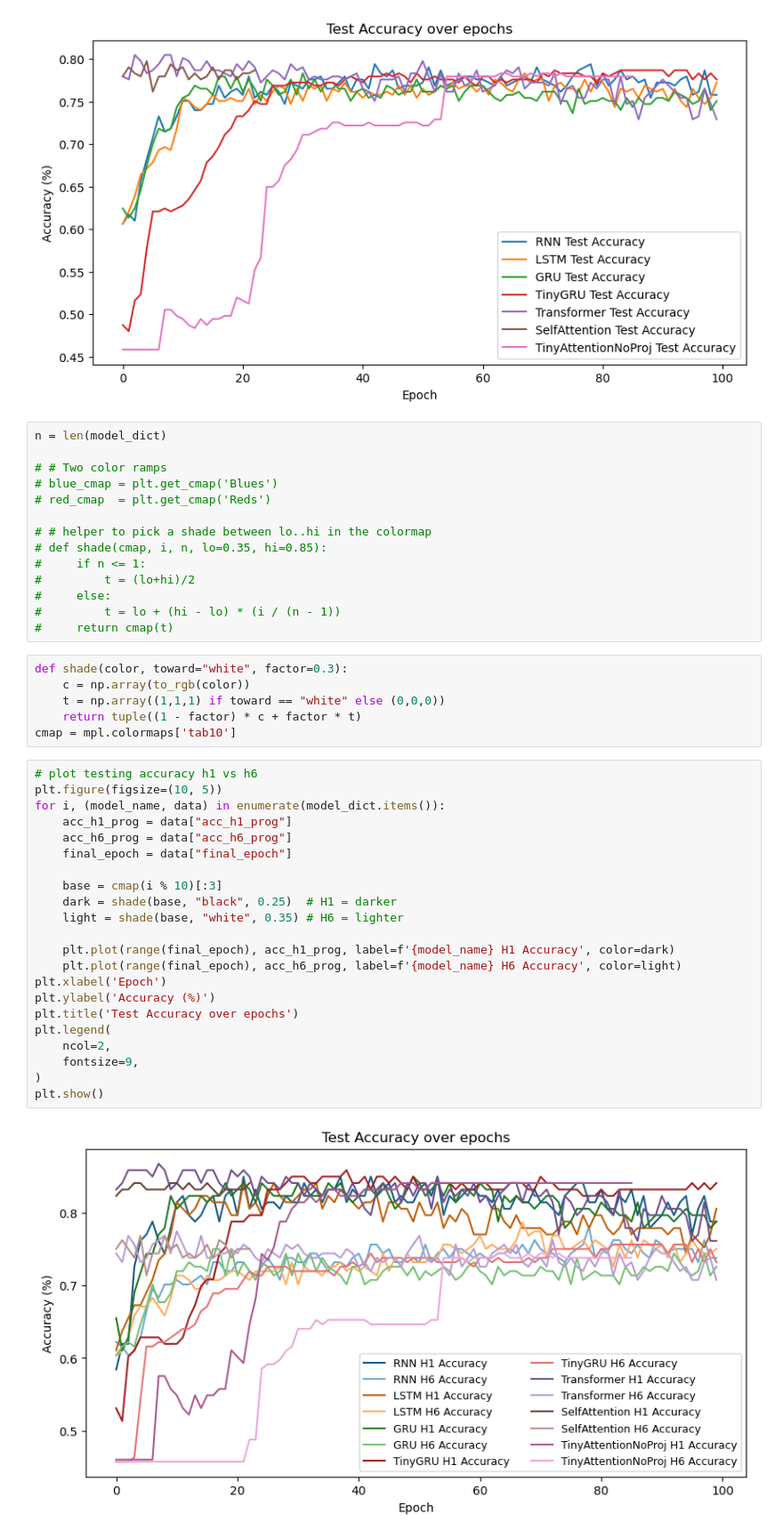
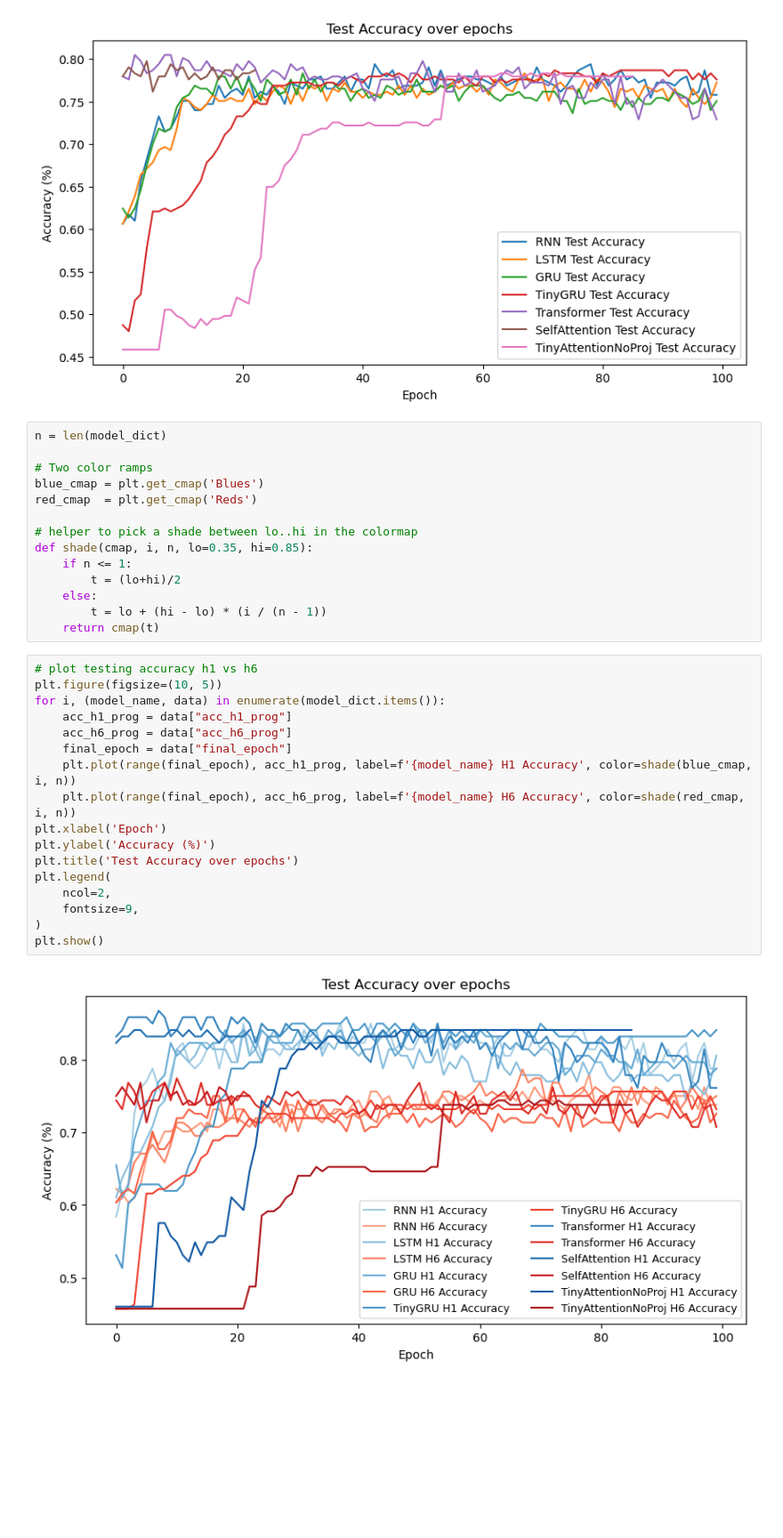
Before and after one commit to althealuo/Horizon, a Jupyter notebook: Horizon_first_trial.ipynb, the cells around one changed output. Shown at 89% size. Cells and saved outputs as stored; diff of their text form; blank space fills up the shorter version.

```diff
--- a/Horizon_first_trial.ipynb
+++ b/Horizon_first_trial.ipynb
@@ -591,44 +591,33 @@ plt.show()
 # %%
 n = len(model_dict)
 
-# # Two color ramps
-# blue_cmap = plt.get_cmap('Blues')
-# red_cmap  = plt.get_cmap('Reds')
+# Two color ramps
+blue_cmap = plt.get_cmap('Blues')
+red_cmap  = plt.get_cmap('Reds')
 
-# # helper to pick a shade between lo..hi in the colormap
-# def shade(cmap, i, n, lo=0.35, hi=0.85):
-#     if n <= 1:
-#         t = (lo+hi)/2
-#     else:
-#         t = lo + (hi - lo) * (i / (n - 1))
-#     return cmap(t)
+# helper to pick a shade between lo..hi in the colormap
+def shade(cmap, i, n, lo=0.35, hi=0.85):
+    if n <= 1:
+        t = (lo+hi)/2
+    else:
+        t = lo + (hi - lo) * (i / (n - 1))
+    return cmap(t)
-# %%
-def shade(color, toward="white", factor=0.3):
-    c = np.array(to_rgb(color))
-    t = np.array((1,1,1) if toward == "white" else (0,0,0))
-    return tuple((1 - factor) * c + factor * t)
-cmap = mpl.colormaps['tab10']
 # %%
 # plot testing accuracy h1 vs h6
 plt.figure(figsize=(10, 5))
 for i, (model_name, data) in enumerate(model_dict.items()):
     acc_h1_prog = data["acc_h1_prog"]
     acc_h6_prog = data["acc_h6_prog"]
     final_epoch = data["final_epoch"]
-
-    base = cmap(i % 10)[:3]
-    dark = shade(base, "black", 0.25)  # H1 = darker
-    light = shade(base, "white", 0.35) # H6 = lighter
-
-    plt.plot(range(final_epoch), acc_h1_prog, label=f'{model_name} H1 Accuracy', color=dark)
-    plt.plot(range(final_epoch), acc_h6_prog, label=f'{model_name} H6 Accuracy', color=light)
+    plt.plot(range(final_epoch), acc_h1_prog, label=f'{model_name} H1 Accuracy', color=shade(blue_cmap, i, n))
+    plt.plot(range(final_epoch), acc_h6_prog, label=f'{model_name} H6 Accuracy', color=shade(red_cmap, i, n))
 plt.xlabel('Epoch')
 plt.ylabel('Accuracy (%)')
 plt.title('Test Accuracy over epochs')
 plt.legend(
     ncol=2,
     fontsize=9,
 )
 plt.show()
 # %% [output]
-[figure, old version]
+[figure, new version]
```
Also changed, not shown: parts of 2 cells of this notebook.
